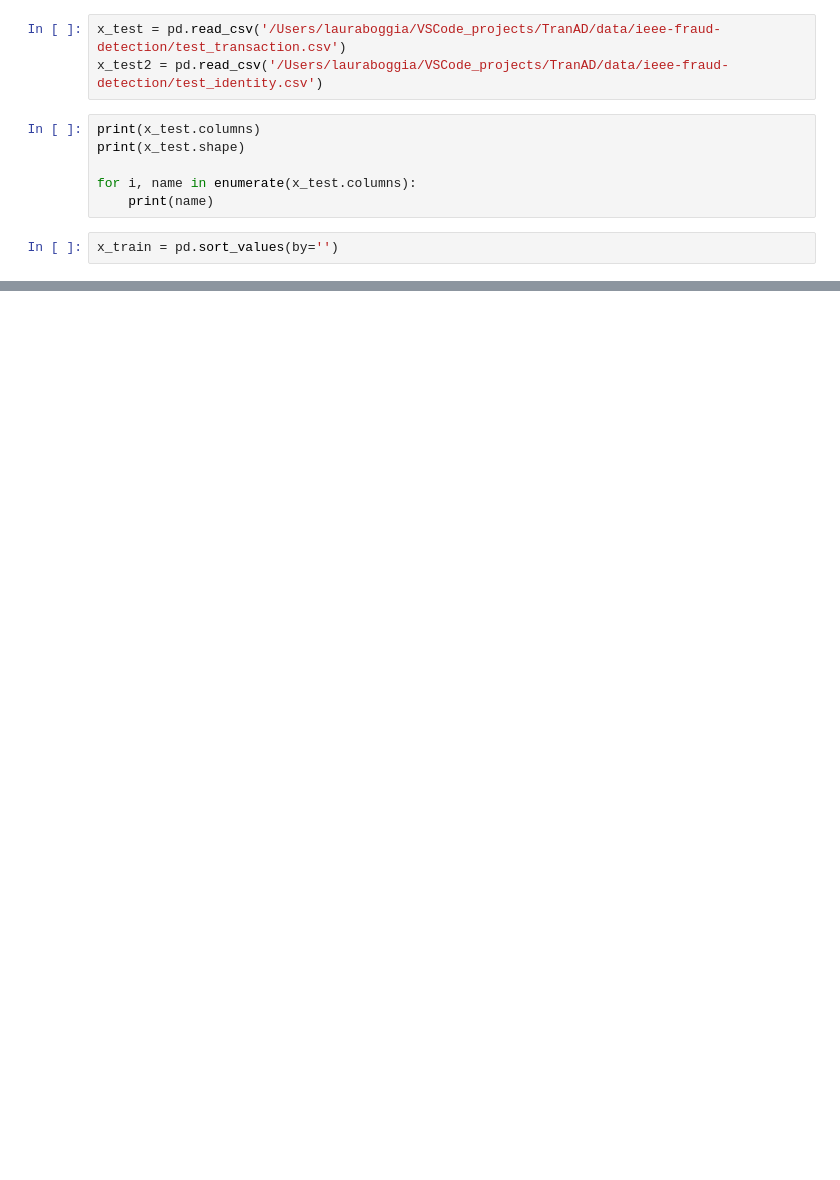
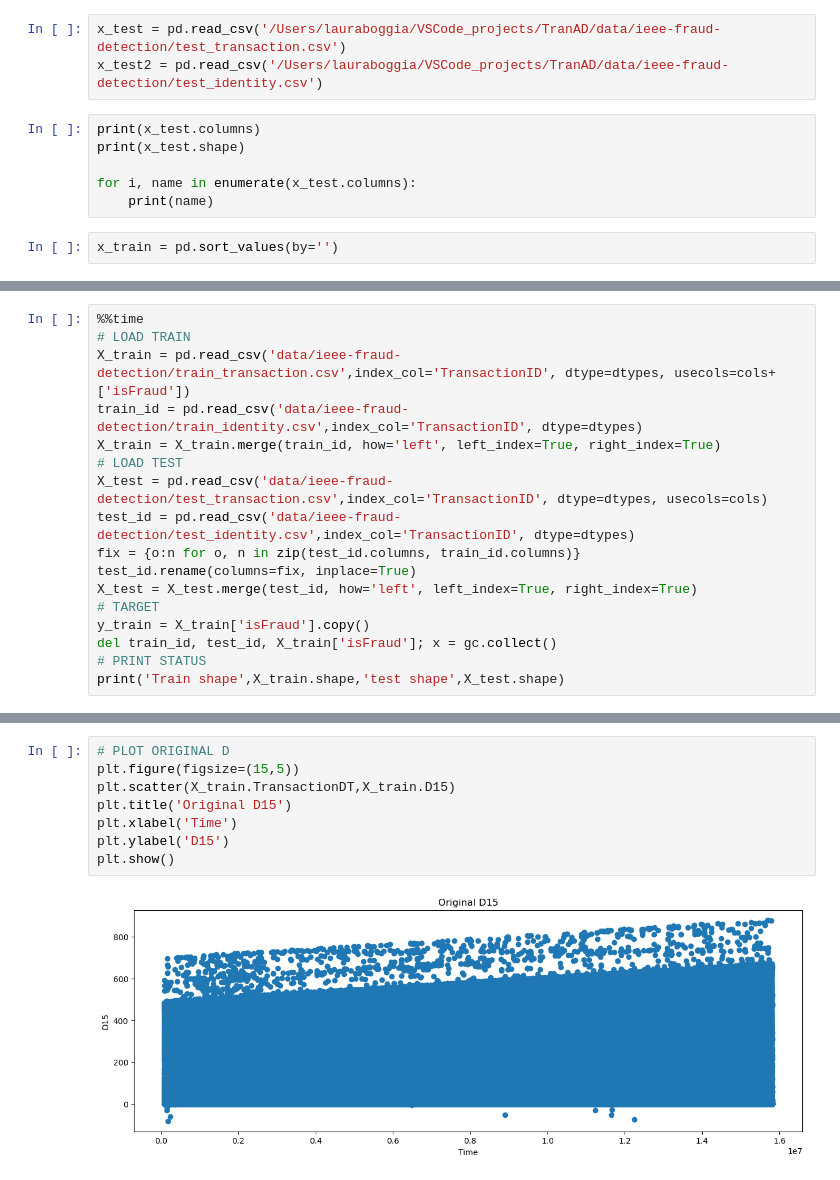
Before and after one commit to PedroKochinski/TSAD_from_laurab222, a Jupyter notebook: prepare_IEEECISdata.ipynb, the cells around one changed output, grey strips where cells are left out. Drawn from its saved outputs; the diff is of its cells as text; blank space fills up the shorter version.

Commit message:
improved try with IEEECIS data and changing sliding window approach

```diff
--- a/prepare_IEEECISdata.ipynb
+++ b/prepare_IEEECISdata.ipynb
@@ -159,0 +171,17 @@ x_train = pd.sort_values(by='')
+# %%
+%%time
+# LOAD TRAIN
+X_train = pd.read_csv('data/ieee-fraud-detection/train_transaction.csv',index_col='TransactionID', dtype=dtypes, usecols=cols+['isFraud'])
+train_id = pd.read_csv('data/ieee-fraud-detection/train_identity.csv',index_col='TransactionID', dtype=dtypes)
+X_train = X_train.merge(train_id, how='left', left_index=True, right_index=True)
+# LOAD TEST
+X_test = pd.read_csv('data/ieee-fraud-detection/test_transaction.csv',index_col='TransactionID', dtype=dtypes, usecols=cols)
+test_id = pd.read_csv('data/ieee-fraud-detection/test_identity.csv',index_col='TransactionID', dtype=dtypes)
+fix = {o:n for o, n in zip(test_id.columns, train_id.columns)}
+test_id.rename(columns=fix, inplace=True)
+X_test = X_test.merge(test_id, how='left', left_index=True, right_index=True)
+# TARGET
+y_train = X_train['isFraud'].copy()
+del train_id, test_id, X_train['isFraud']; x = gc.collect()
+# PRINT STATUS
+print('Train shape',X_train.shape,'test shape',X_test.shape)
@@ -159,0 +192,10 @@ x_train = pd.sort_values(by='')
+# %%
+# PLOT ORIGINAL D
+plt.figure(figsize=(15,5))
+plt.scatter(X_train.TransactionDT,X_train.D15)
+plt.title('Original D15')
+plt.xlabel('Time')
+plt.ylabel('D15')
+plt.show()
+# %% [output]
+[figure, added]
```
Also changed, not shown: parts of 38 cells of this notebook, 10 other files.
